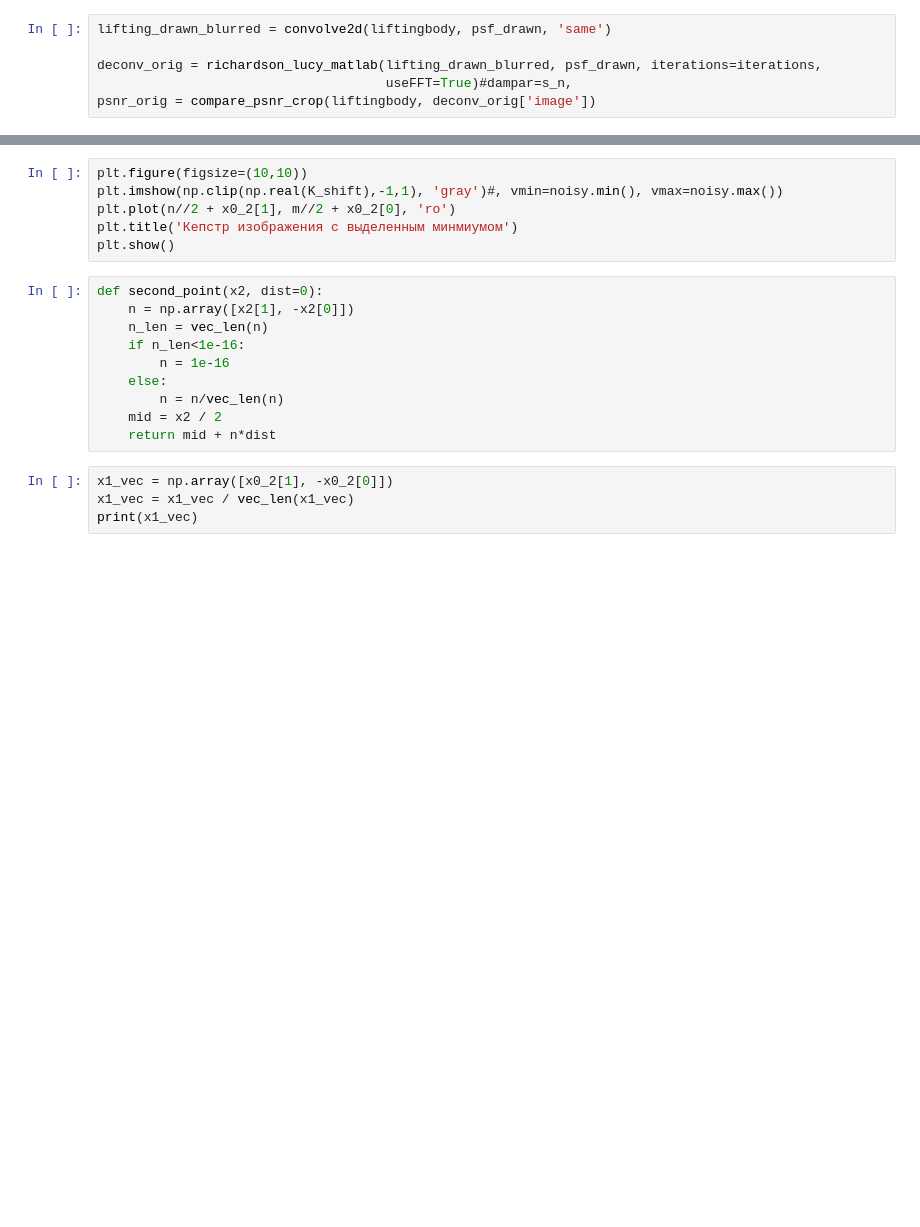
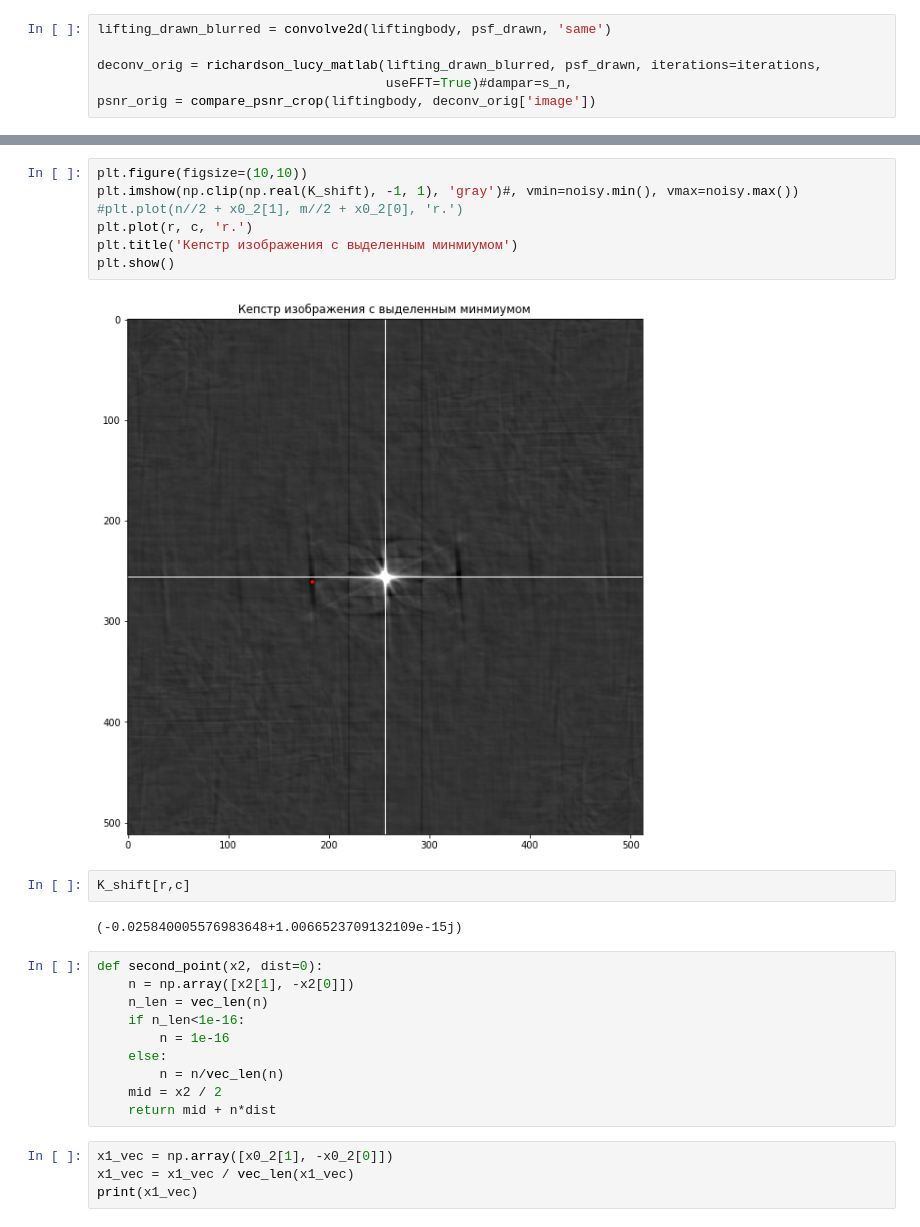
Before and after one commit to progiv/deconv, a Jupyter notebook: minimization-one-dim-drawn.ipynb, the cells around one changed output, grey strips where cells are left out. Cells and saved outputs as stored; diff of their text form; blank space fills up the shorter version.

```diff
--- a/minimization-one-dim-drawn.ipynb
+++ b/minimization-one-dim-drawn.ipynb
@@ -61,9 +72,16 @@ print(x0)
 # %%
 plt.figure(figsize=(10,10))
-plt.imshow(np.clip(np.real(K_shift),-1,1), 'gray')#, vmin=noisy.min(), vmax=noisy.max())
-plt.plot(n//2 + x0_2[1], m//2 + x0_2[0], 'ro')
+plt.imshow(np.clip(np.real(K_shift), -1, 1), 'gray')#, vmin=noisy.min(), vmax=noisy.max())
+#plt.plot(n//2 + x0_2[1], m//2 + x0_2[0], 'r.')
+plt.plot(r, c, 'r.')
 plt.title('Кепстр изображения с выделенным минмиумом')
 plt.show()
+# %% [output]
+[figure, added]
+# %%
+K_shift[r,c]
+# %% [output]
+(-0.025840005576983648+1.0066523709132109e-15j)
 # %%
 def second_point(x2, dist=0):
     n = np.array([x2[1], -x2[0]])
```
Also changed, not shown: parts of 9 cells of this notebook, 10 other files.
